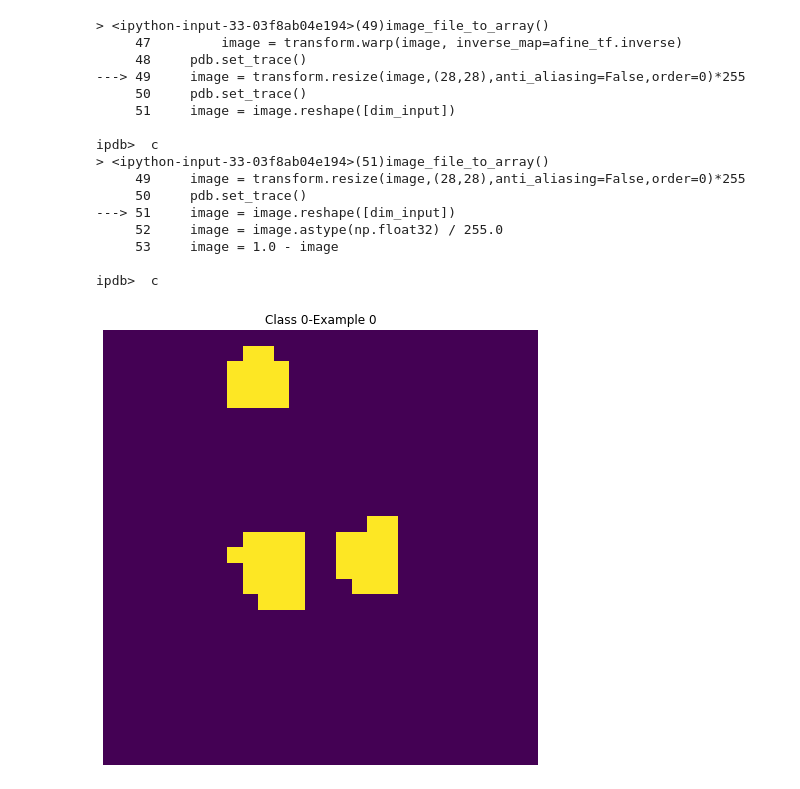
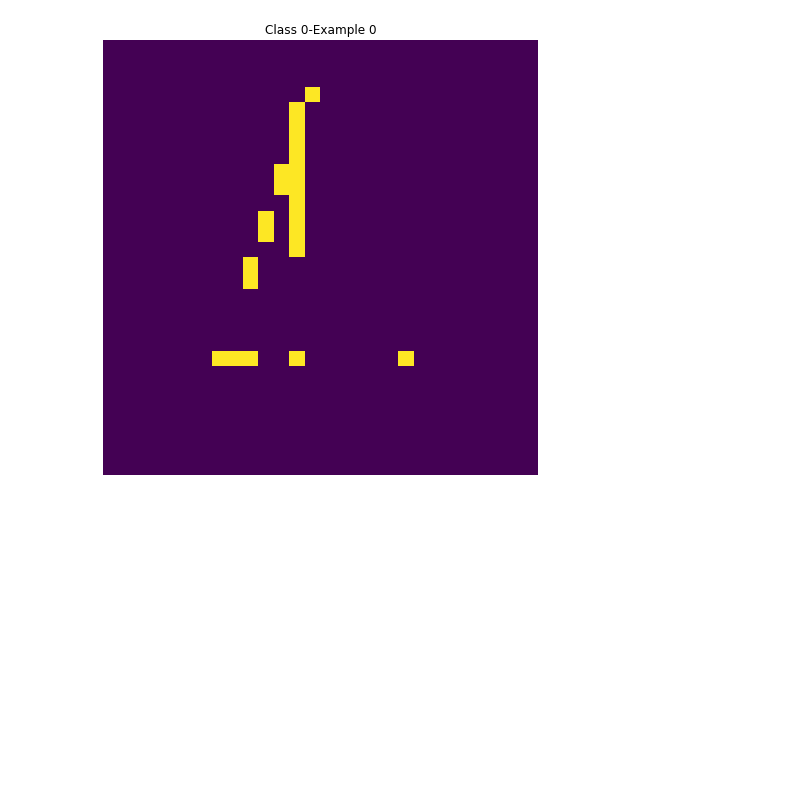
Before and after one commit to rc19/CS330_Project, a Jupyter notebook: experiment.ipynb, the cells around one changed output. Drawn from its saved outputs; the diff is of its cells as text; code cells hidden in the pictures; blank space fills up the shorter version.

```diff
--- a/experiment.ipynb
+++ b/experiment.ipynb
@@ -172,39 +200,23 @@ class DataGenerator(object):
         return all_image_batches, all_label_batches
 # %%
 # ### Debug
-# data_generator = DataGenerator(1, 1,1,1,config={'data_folder':'omniglot_resized'})
-# i, l = data_generator.sample_batch('train', 1, shear=0)
-# b = 0
-# from matplotlib import pyplot as plt
-# plt.figure(figsize=(8, 8))
-# cnt = 0
-# for c in range(1):
-#     for k in range(1):
-#         plt.subplot(1, 1, cnt + 1)
-#         plt.title(f'Class {c}-Example {k}')
-#         image = i[b, c, k].reshape((28,28))
-#         plt.imshow(image)
-#         plt.axis('off');
-#         cnt += 1
-# plt.show()
+data_generator = DataGenerator(1, 1,1,1,config={'data_folder':['mnist', 'hand_digits']})
+i, l = data_generator.sample_batch('meta_test', 6)
+b = 1
+from matplotlib import pyplot as plt
+plt.figure(figsize=(8, 8))
+cnt = 0
+for c in range(1):
+    for k in range(1):
+        plt.subplot(1, 1, cnt + 1)
+        plt.title(f'Class {c}-Example {k}')
+        image = i[b, c, k].reshape((28,28))
+        plt.imshow(image)
+        plt.axis('off');
+        cnt += 1
+plt.show()
 # %% [output]
-> <ipython-input-33-03f8ab04e194>(49)image_file_to_array()
-     47         image = transform.warp(image, inverse_map=afine_tf.inverse)
-     48     pdb.set_trace()
----> 49     image = transform.resize(image,(28,28),anti_aliasing=False,order=0)*255
-     50     pdb.set_trace()
-     51     image = image.reshape([dim_input])
-
-ipdb>  c
-> <ipython-input-33-03f8ab04e194>(51)image_file_to_array()
-     49     image = transform.resize(image,(28,28),anti_aliasing=False,order=0)*255
-     50     pdb.set_trace()
----> 51     image = image.reshape([dim_input])
-     52     image = image.astype(np.float32) / 255.0
-     53     image = 1.0 - image
-
-ipdb>  c
-[figure, old version]
+[figure, new version]
 # %%
 #RelationNet
 from tensorflow.keras import layers
```
Also changed, not shown: parts of 6 cells of this notebook.
